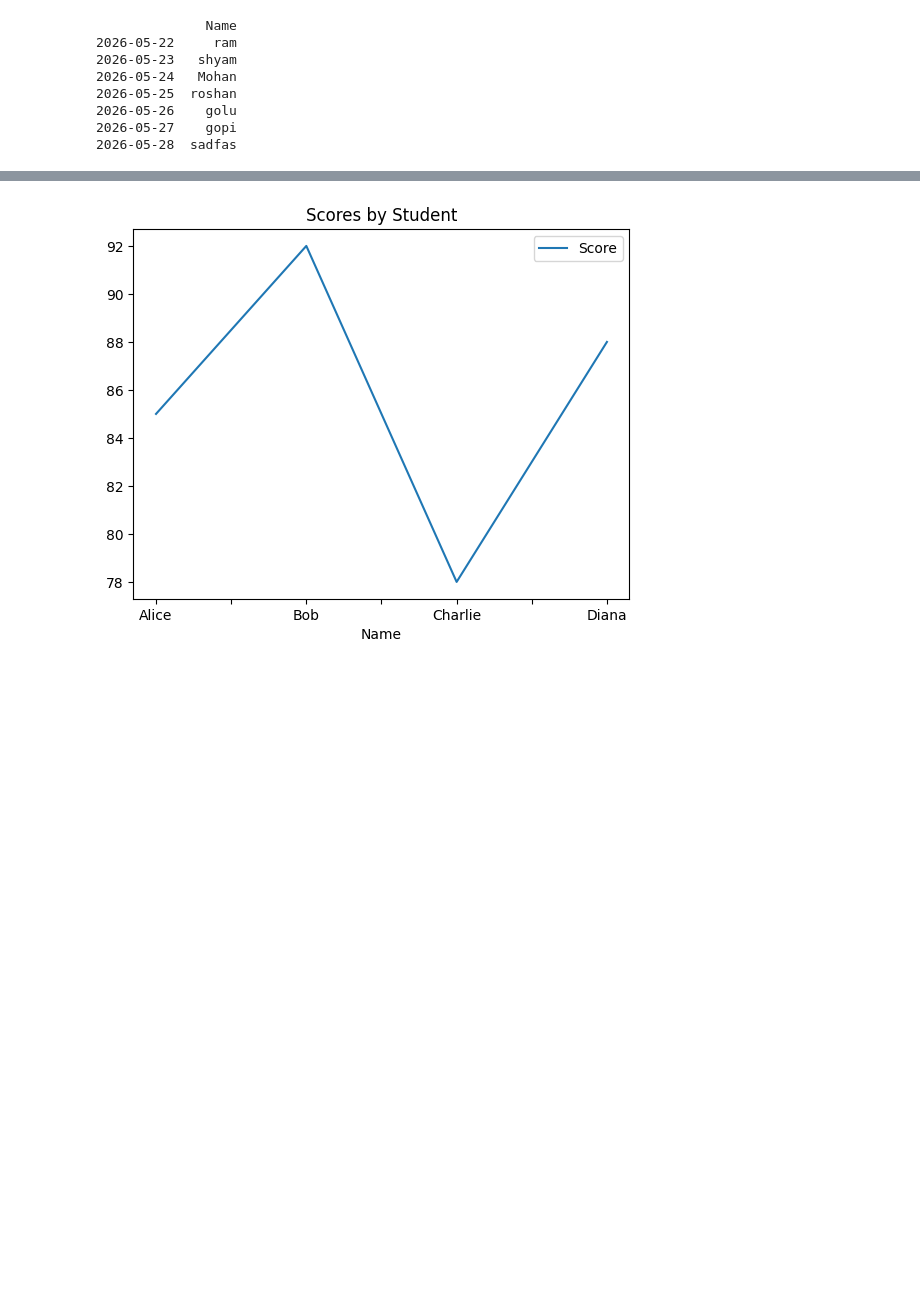
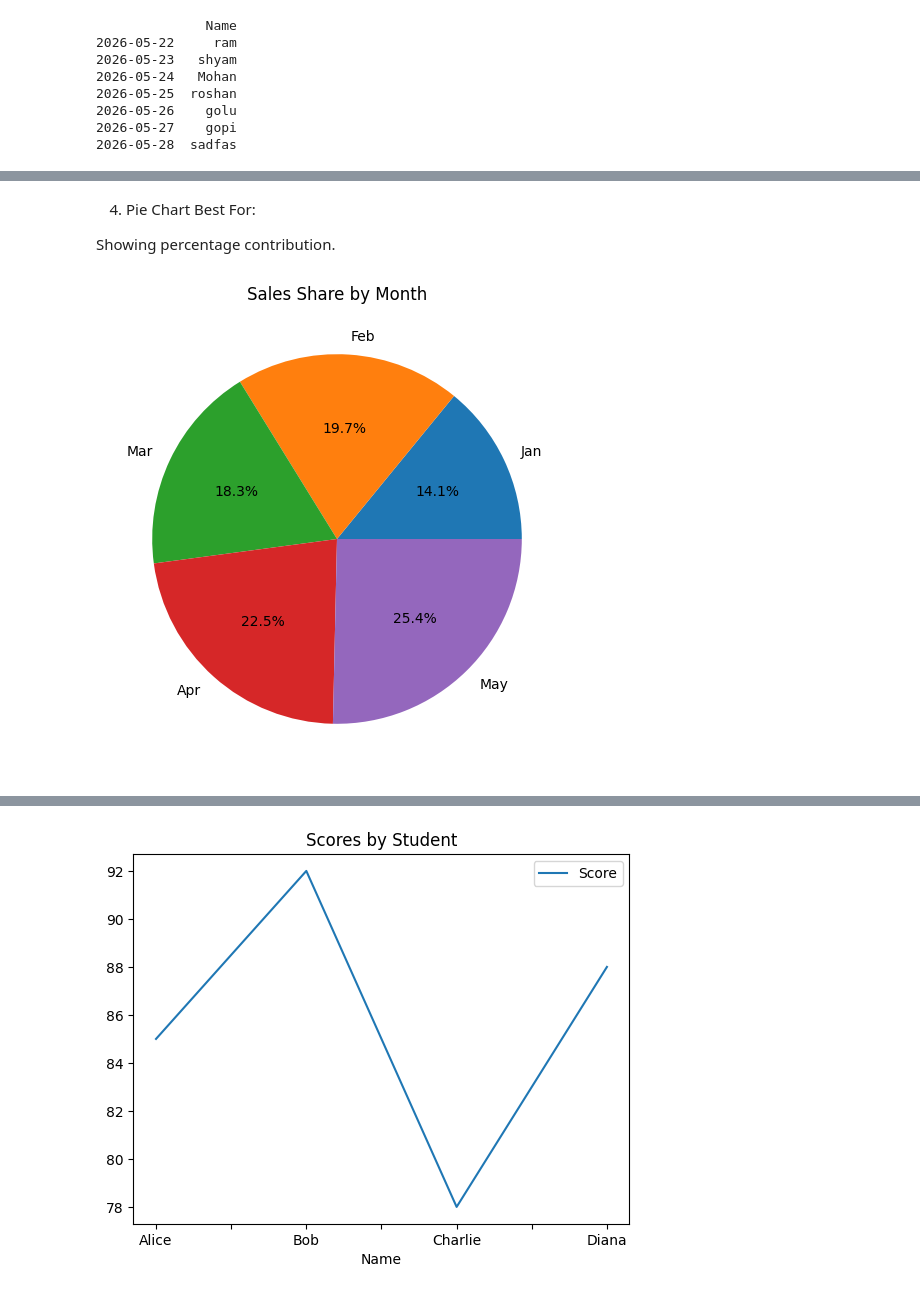
Before and after one commit to helloharendra/Python-DS-AI-11-AM-12-30PM, a Jupyter notebook: helloharendra/analytics/day3.ipynb, the cells around one changed output, grey strips where cells are left out. Drawn from its saved outputs; the diff is of its cells as text; code cells hidden in the pictures; blank space fills up the shorter version.

```diff
--- a/helloharendra/analytics/day3.ipynb
+++ b/helloharendra/analytics/day3.ipynb
@@ -640,0 +1270,16 @@ Pandas can create charts easily.
+# %% [markdown]
+4. Pie Chart
+Best For:
+
+Showing percentage contribution.
+# %%
+df.set_index("Month")["Sales"].plot(
+    kind="pie",
+    autopct="%1.1f%%",
+    figsize=(6,6),
+    title="Sales Share by Month"
+)
+plt.ylabel("")
+plt.show()
+# %% [output]
+[figure, added]
```
Also changed, not shown: parts of 86 cells of this notebook, 12 other files.
